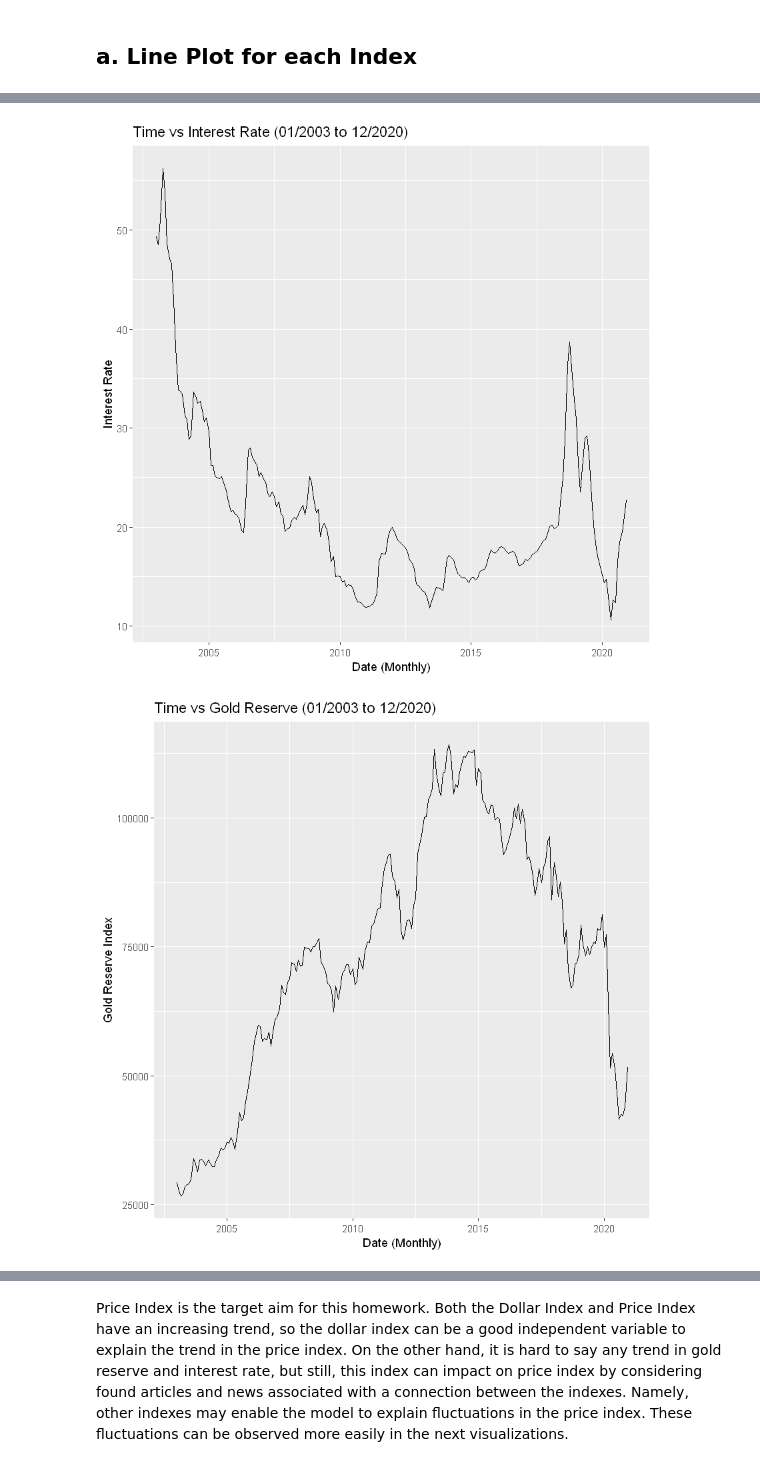
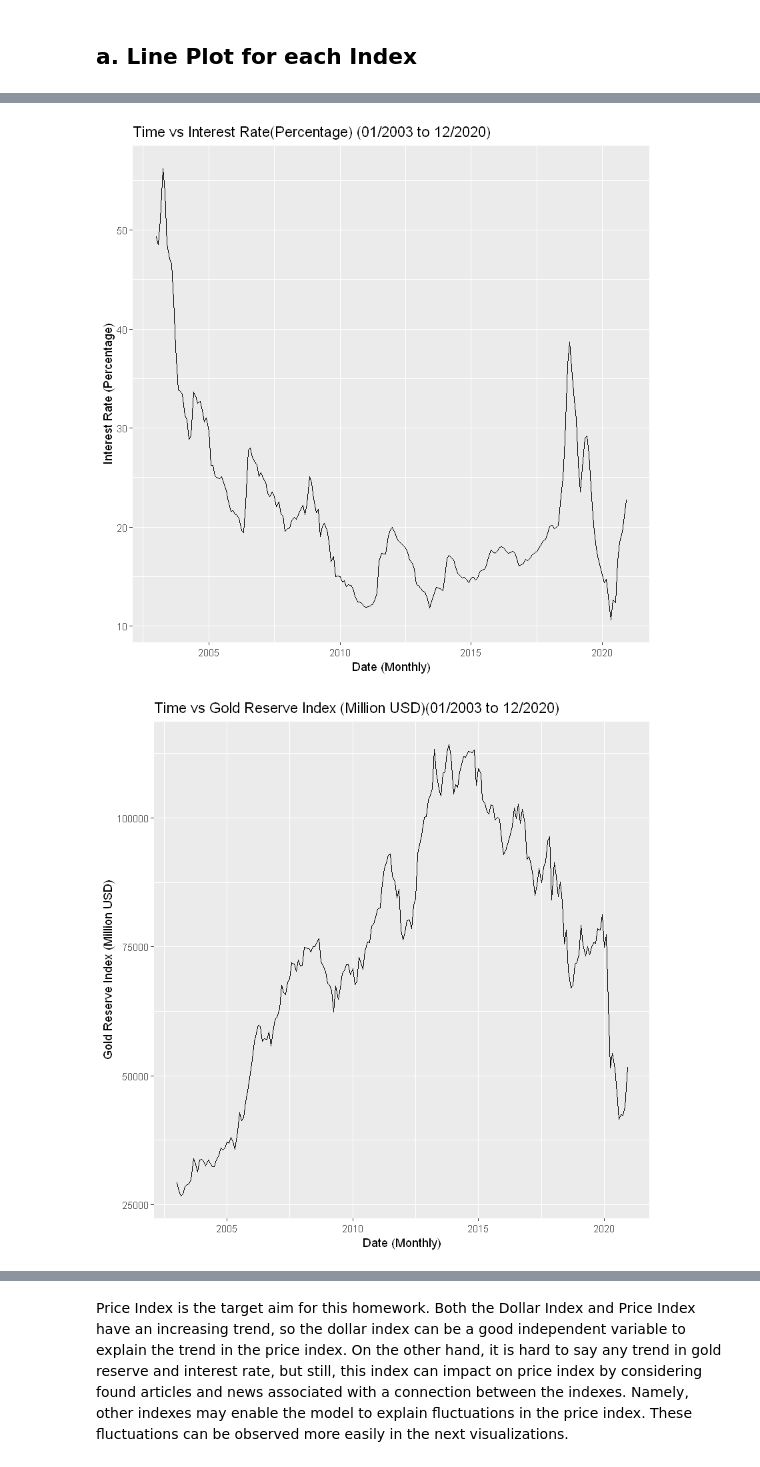
Before and after one commit to BU-IE-360/fall20-mbahadir, a Jupyter notebook: Homework3/Homework3.ipynb, the cells around one changed output, grey strips where cells are left out. Saved outputs shown, nothing was run; the diff lists cells and outputs as text; code cells hidden in the pictures.

```diff
--- a/Homework3/Homework3.ipynb
+++ b/Homework3/Homework3.ipynb
@@ -87,12 +87,12 @@ autoplot(df_ts[,c("price_index")])+ggtitle("Time vs Price Index (01/2003 to 12/2
 # %%
-autoplot(df_ts[,c("interest_rate")])+ggtitle("Time vs Interest Rate (01/2003 to 12/2020)")+
-  ylab("Interest Rate")+xlab("Date (Monthly)")
+autoplot(df_ts[,c("interest_rate")])+ggtitle("Time vs Interest Rate(Percentage) (01/2003 to 12/2020)")+
+  ylab("Interest Rate (Percentage)")+xlab("Date (Monthly)")
 # %% [output]
-[figure, old version]
+[figure, new version]
 # %%
-autoplot(df_ts[,c("gold_reserve")])+ggtitle("Time vs Gold Reserve (01/2003 to 12/2020)")+
-  ylab("Gold Reserve Index")+xlab("Date (Monthly)")
+autoplot(df_ts[,c("gold_reserve")])+ggtitle("Time vs Gold Reserve Index (Million USD)(01/2003 to 12/2020)")+
+  ylab("Gold Reserve Index (Million USD)")+xlab("Date (Monthly)")
 # %% [output]
-[figure, old version]
+[figure, new version]
 # %%
 autoplot(df_ts[,c("dollar_rate")])+ggtitle("Time vs Dollar Rate (01/2003 to 12/2020)")+
```
Also changed, not shown: parts of 9 cells of this notebook, 2 other files.
